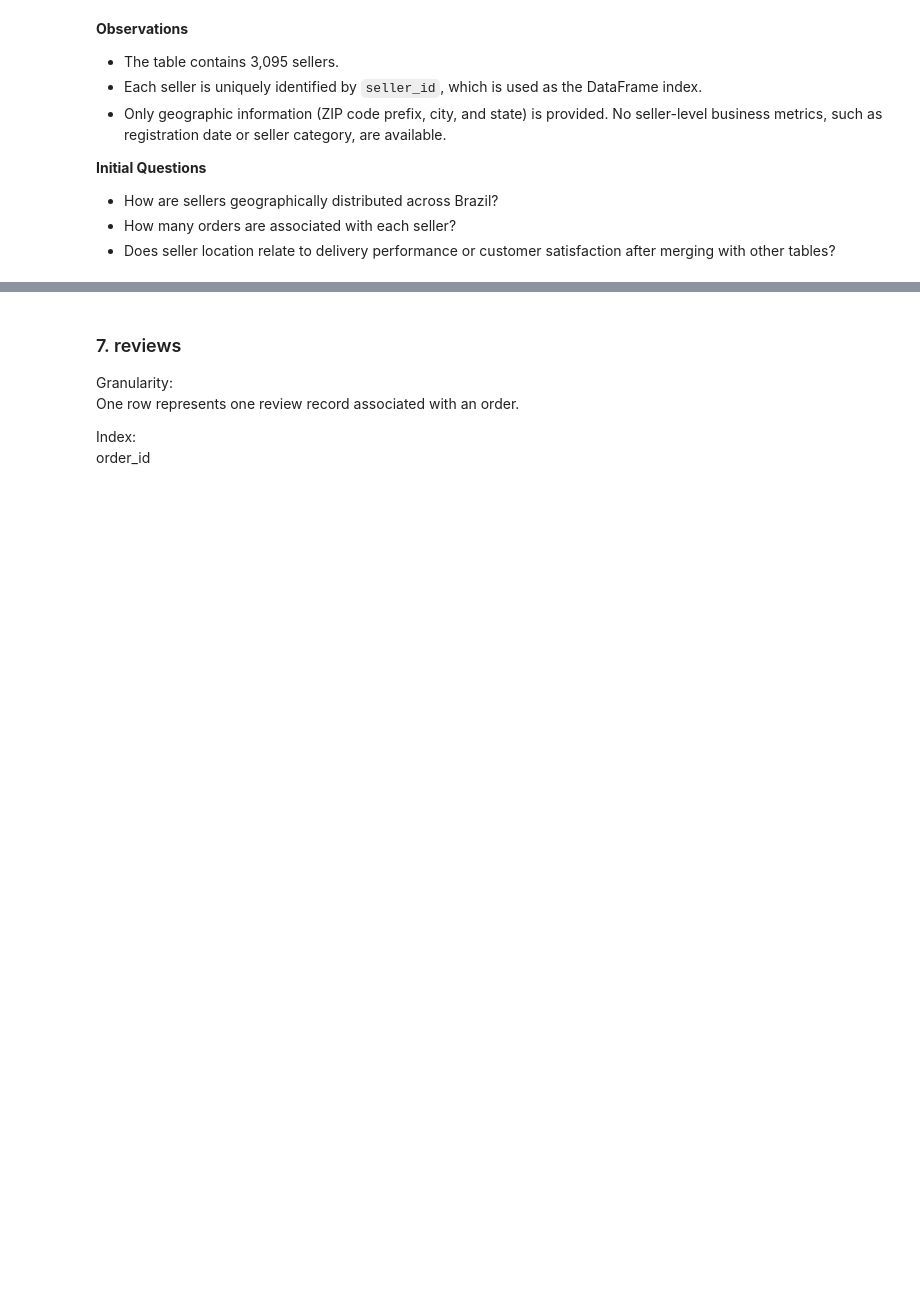
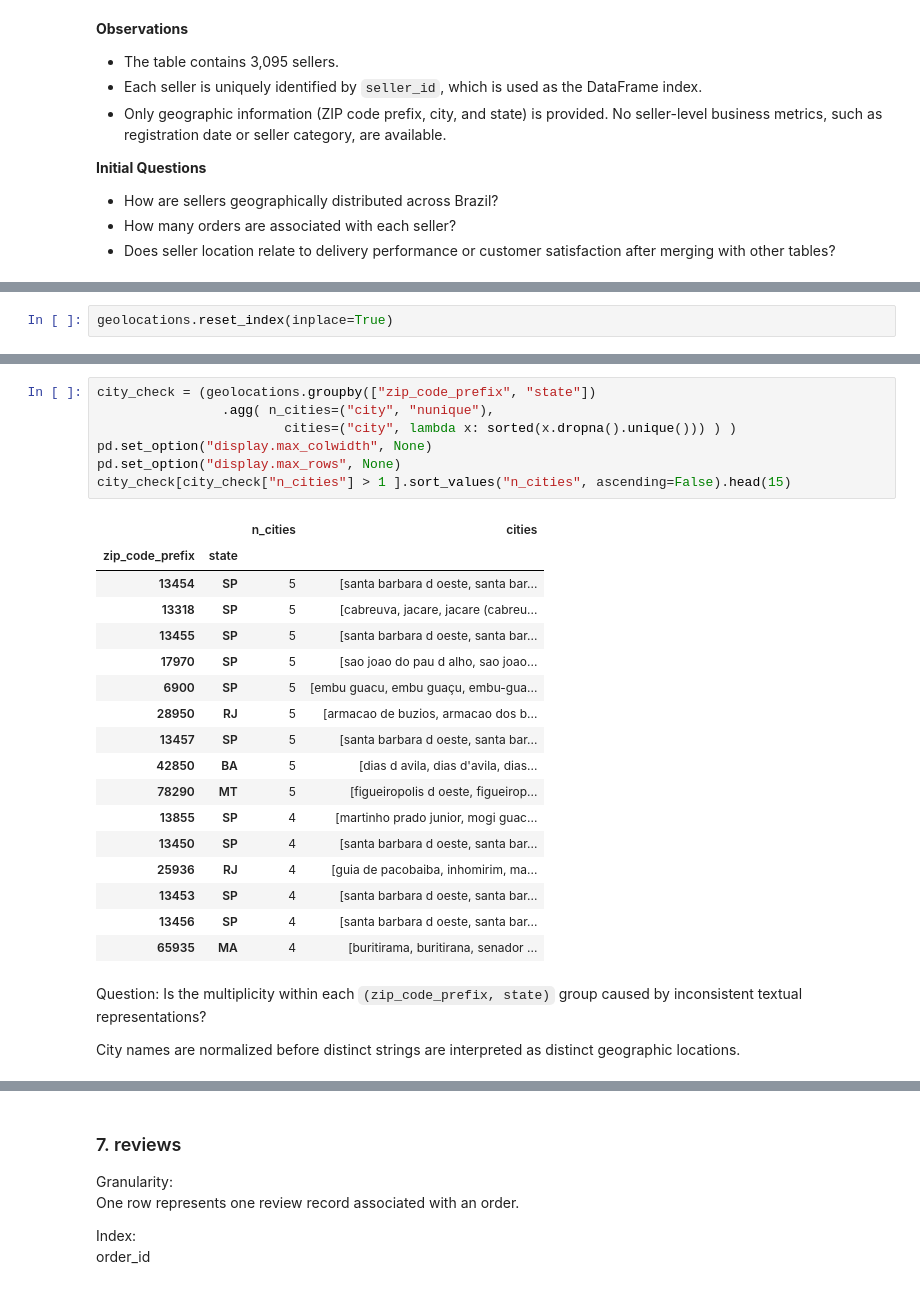
Before and after one commit to pwang-72/olist-ecommerce-analysis, a Jupyter notebook: notebooks/01_data_understanding.ipynb, the cells around one changed output, grey strips where cells are left out. Cells and saved outputs as stored; diff of their text form; blank space fills up the shorter version.

```diff
--- a/notebooks/01_data_understanding.ipynb
+++ b/notebooks/01_data_understanding.ipynb
@@ -267,0 +301,2 @@ Question: Is there a one-to-one relationship between orders.customer_id and cust
+# %%
+geolocations.reset_index(inplace=True)
@@ -267,0 +361,29 @@ Question: Is there a one-to-one relationship between orders.customer_id and cust
+# %%
+city_check = (geolocations.groupby(["zip_code_prefix", "state"])
+                .agg( n_cities=("city", "nunique"),
+                        cities=("city", lambda x: sorted(x.dropna().unique())) ) )
+pd.set_option("display.max_colwidth", None)
+pd.set_option("display.max_rows", None)
+city_check[city_check["n_cities"] > 1 ].sort_values("n_cities", ascending=False).head(15)
+# %% [output]
+|  |  | n_cities | cities |
+| zip_code_prefix | state |  |  |
+| 13454 | SP | 5 | [santa barbara d oeste, santa bar... |
+| 13318 | SP | 5 | [cabreuva, jacare, jacare (cabreu... |
+| 13455 | SP | 5 | [santa barbara d oeste, santa bar... |
+| 17970 | SP | 5 | [sao joao do pau d alho, sao joao... |
+| 6900 | SP | 5 | [embu guacu, embu guaçu, embu-gua... |
+| 28950 | RJ | 5 | [armacao de buzios, armacao dos b... |
+| 13457 | SP | 5 | [santa barbara d oeste, santa bar... |
+| 42850 | BA | 5 | [dias d avila, dias d'avila, dias... |
+| 78290 | MT | 5 | [figueiropolis d oeste, figueirop... |
+| 13855 | SP | 4 | [martinho prado junior, mogi guac... |
+| 13450 | SP | 4 | [santa barbara d oeste, santa bar... |
+| 25936 | RJ | 4 | [guia de pacobaiba, inhomirim, ma... |
+| 13453 | SP | 4 | [santa barbara d oeste, santa bar... |
+| 13456 | SP | 4 | [santa barbara d oeste, santa bar... |
+| 65935 | MA | 4 | [buritirama, buritirana, senador ... |
+# %% [markdown]
+Question: Is the multiplicity within each `(zip_code_prefix, state)` group caused by inconsistent textual representations?
+
+City names are normalized before distinct strings are interpreted as distinct geographic locations.
```
Also changed, not shown: parts of 41 cells of this notebook.
